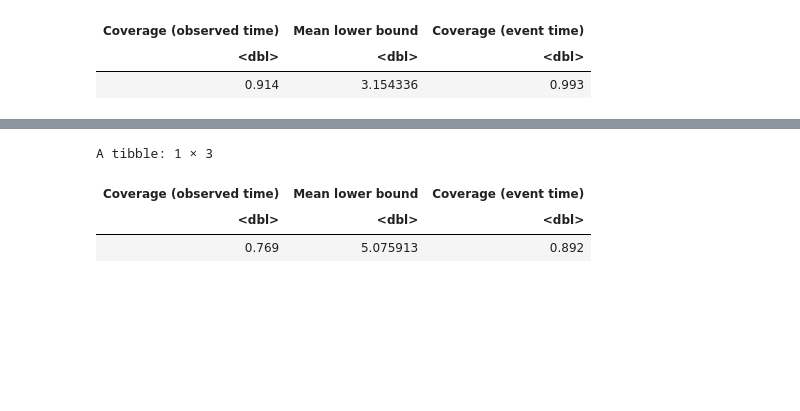
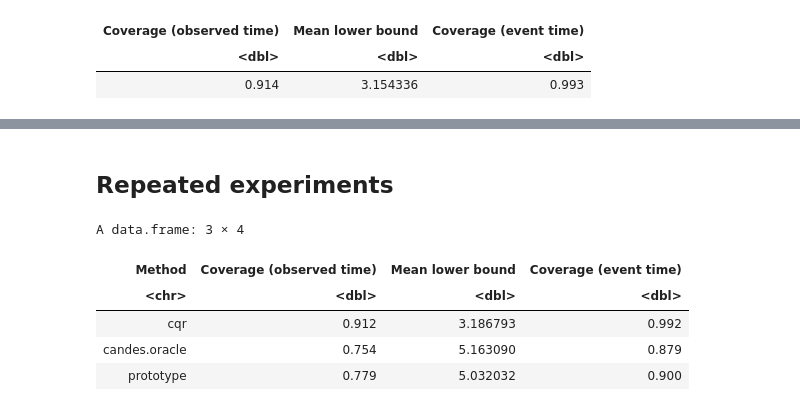
Before and after one commit to msesia/conformal_survival, a Jupyter notebook: code/survival-cqr-new.ipynb, the cells around one changed output, grey strips where cells are left out. Saved outputs shown, nothing was run; the diff lists cells and outputs as text; code cells hidden in the pictures; blank space fills up the shorter version.

```diff
--- a/code/survival-cqr-new.ipynb
+++ b/code/survival-cqr-new.ipynb
@@ -236,23 +259,49 @@ A tibble: 1 × 3
-# %%
-source("utils_conformal.R")
-source("utils_censoring.R")
-
-# Create an instance of the CensoringDistribution class with the model
-cens_model <- SurvregModelWrapper$new(dist="weibull")
-
-# Create an instance of the CensoringDistribution class with the model
-imp_model <- CensoringDistribution$new(model = cens_model)
-
-# Fit the censoring distribution
-imp_model$fit(data = data.train)
-
-pred.proto.fit <- predict_prototype(data.test, surv_model, imp_model, data.cal, alpha)
-
-evaluate_bounds(data.test$time,
-                pred.proto.fit$calibrated,
-                event_time=data.test.oracle$event_time)
-# %% [output]
-A tibble: 1 × 3
-| Coverage (observed time) | Mean lower bound | Coverage (event time) |
-| <dbl> | <dbl> | <dbl> |
-| 0.769 | 5.075913 | 0.892 |
+# %% [markdown]
+## Repeated experiments
+# %%
+surv_model <- GRF_SurvivalForestWrapper$new()
+cens_base_model <- SurvregModelWrapper$new(dist="weibull")
+
+analyze_data <- function(data.train, data.cal, data.test,
+                         surv_model, cens_model) {
+
+    # Fit the survival model on the training data
+    surv_model$fit(Surv(time, status) ~ ., data = data.train)
+
+    # Fit the censoring model on the training data
+    cens_model <- CensoringModel$new(model = cens_base_model)
+    cens_model$fit(data = data.train)
+
+    # Apply all methods
+    predictions <- c()
+
+    # Apply naive CQR
+    predictions$cqr <- predict_CQR(data.test, surv_model, data.cal, alpha)
+
+    # Apply Candes' method with "oracle" censoring model
+    C.cal.oracle <- data.cal.oracle$censoring_time
+    predictions$candes.oracle <- predict_Candes(data.test, surv_model, generator, data.cal, C.cal.oracle, alpha)
+
+    # Apply prototype
+    predictions$prototype <- predict_prototype(data.test, surv_model, cens_model, data.cal, alpha)
+
+    return(predictions)
+}
+
+predictions <- analyze_data(data.train, data.cal, data.test, surv_model, cens_model)
+# %%
+results <- do.call(rbind, lapply(names(predictions), function(name) {
+    res = evaluate_bounds(data.test$time,
+                predictions[[name]]$calibrated,
+                event_time=data.test.oracle$event_time)
+
+  cbind(Method = name, res)
+}))
+results
+# %% [output]
+A data.frame: 3 × 4
+| Method | Coverage (observed time) | Mean lower bound | Coverage (event time) |
+| <chr> | <dbl> | <dbl> | <dbl> |
+| cqr | 0.912 | 3.186793 | 0.992 |
+| candes.oracle | 0.754 | 5.163090 | 0.879 |
+| prototype | 0.779 | 5.032032 | 0.900 |
```
Also changed, not shown: parts of 10 cells of this notebook, 4 other files.
